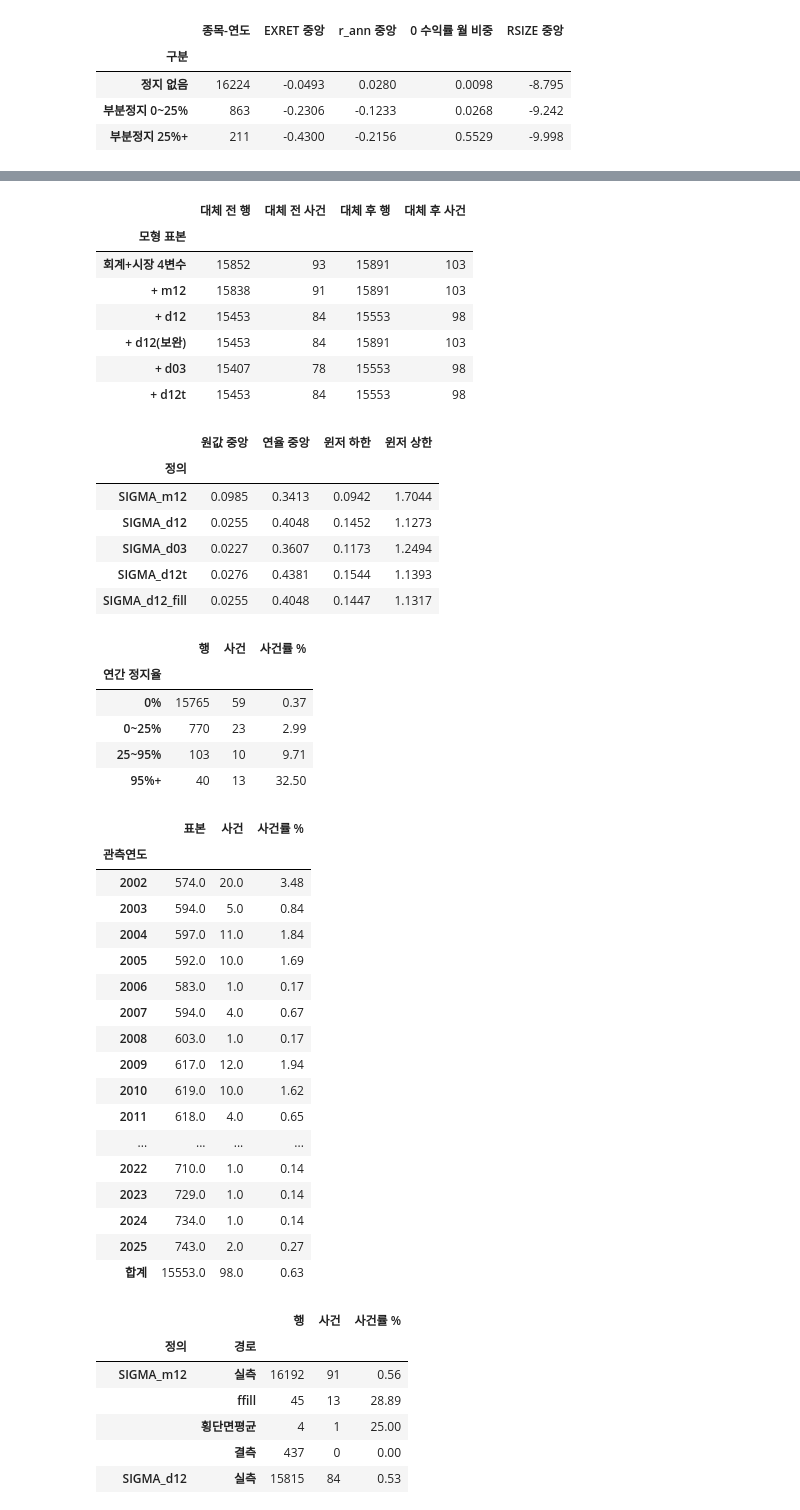
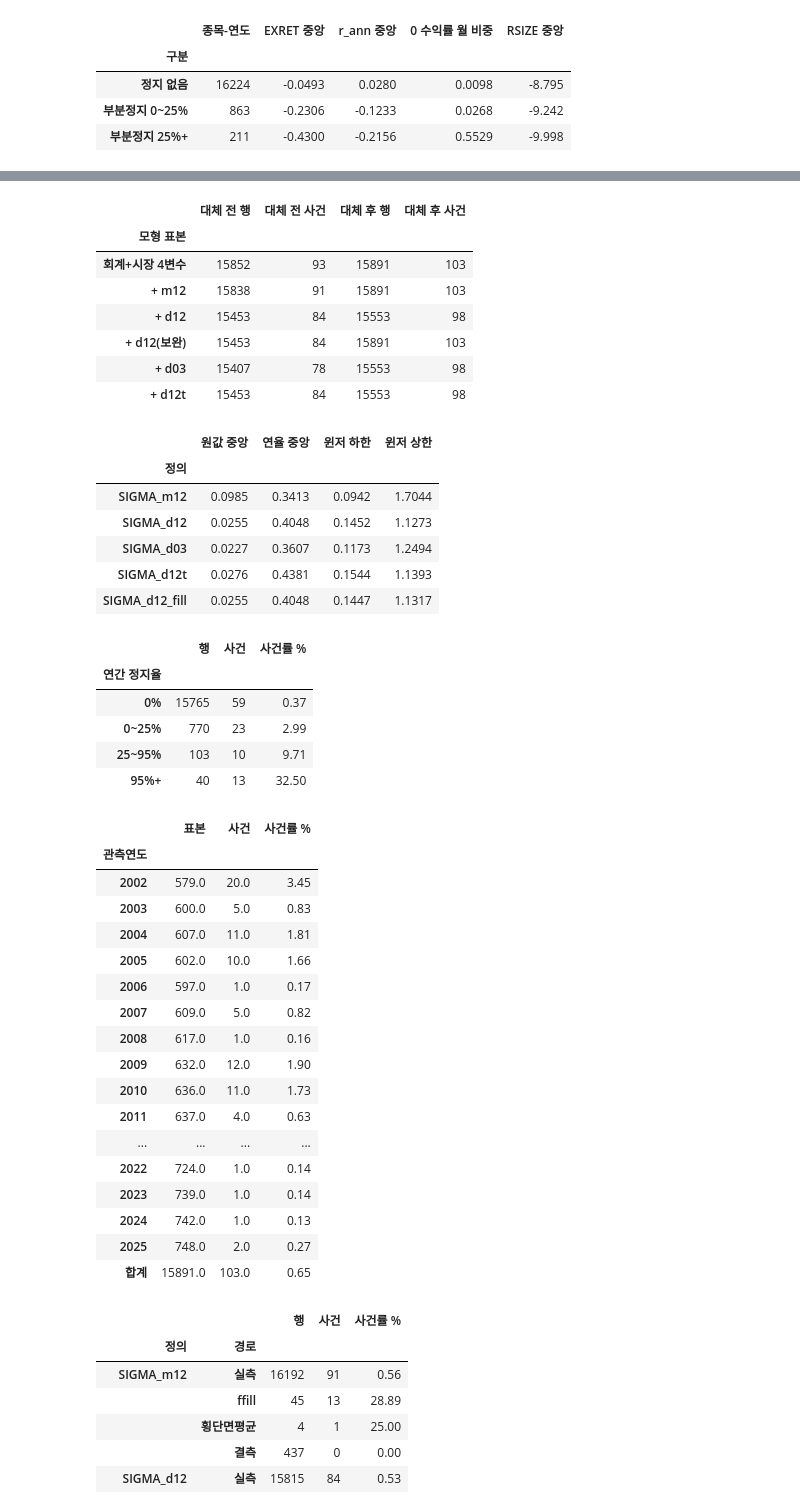
Before and after one commit to Seanjeon0220/project, a Jupyter notebook: quant/fVoL/kospi/delisted_withD.ipynb, the cells around one changed output, grey strips where cells are left out. Cells and saved outputs as stored; diff of their text form; code cells hidden in the pictures.

```diff
--- a/quant/fVoL/kospi/delisted_withD.ipynb
+++ b/quant/fVoL/kospi/delisted_withD.ipynb
@@ -629,11 +629,16 @@ d3e = pd.DataFrame({
 display(d3e)
 
 rs = pd.read_parquet('riskset.parquet')
-hy = hm.copy()
-hy['year'] = hy['ym'].dt.year
-hy = (hy.groupby(['code', 'year'])
-      .agg(d_tot=('n_days', 'sum'), d_halt=('n_halt', 'sum')).reset_index())
-hy['halt_frac_y'] = np.where(hy['d_tot'] > 0, hy['d_halt'] / hy['d_tot'], 0.0)
+YR0, YR1 = 2001, 2025
+q = px.merge(hm[['code', 'ym', 'n_days', 'n_halt', 'full_halt']], on=['code', 'ym'], how='left')
+for c in ['n_days', 'n_halt', 'full_halt']:
+    q[c] = q[c].fillna(0)
+q = q[(q['year'] >= YR0) & (q['year'] <= YR1)]
+hy = (q.groupby(['code', 'year'])
+      .agg(d_tot=('n_days', 'sum'), d_halt=('n_halt', 'sum'),
+           m_tot=('ym', 'size'), m_halt=('full_halt', 'sum')).reset_index())
+hy['halt_frac_y'] = np.where(hy['d_tot'] > 0, hy['d_halt'] / hy['d_tot'],
+                             hy['m_halt'] / hy['m_tot'])
 hy['obs_year'] = hy['year'] + 1
 r = rs.merge(hy[['code', 'obs_year', 'halt_frac_y']], on=['code', 'obs_year'], how='left')
 r['halt_frac_y'] = r['halt_frac_y'].fillna(0.0)
@@ -1957,7 +1961,7 @@ ht = pd.DataFrame({
 ht['사건률 %'] = (ht['사건'] / ht['행'] * 100).round(2)
 display(ht)
 
-cm = panel[[c + '_f' for c in BASE + ['SIGMA_d12_a']]].notna().all(axis=1)
+cm = panel[[c + '_f' for c in BASE + ['SIGMA_d12_fill_a']]].notna().all(axis=1)
 byyr = panel[cm].groupby('obs_year').agg(표본=('y', 'size'), 사건=('y', 'sum'))
 byyr['사건률 %'] = (byyr['사건'] / byyr['표본'] * 100).round(2)
 byyr.loc['합계'] = [byyr['표본'].sum(), byyr['사건'].sum(),
@@ -1989,49 +1993,49 @@ display(byyr)
 |  | ffill | 37 | 8 | 0.8788 | 0.9273 |
 | ... | ... | ... | ... | ... | ... |
 |  | 결측 | 742 | 5 | NaN | NaN |
 | SIGMA_d12t | 실측 | 15815 | 84 | 0.4381 | 0.9844 |
 |  | ffill | 37 | 8 | 0.8959 | 0.9229 |
 |  | 횡단면평균 | 60 | 8 | 0.4715 | 0.4301 |
 |  | 결측 | 766 | 5 | NaN | NaN |
 |  | 대체 전 행 | 대체 전 사건 | 대체 후 행 | 대체 후 사건 |
 | 모형 표본 |  |  |  |  |
 | 회계+시장 4변수 | 15852 | 93 | 15891 | 103 |
 | + m12 | 15838 | 91 | 15891 | 103 |
 | + d12 | 15453 | 84 | 15553 | 98 |
 | + d12(보완) | 15453 | 84 | 15891 | 103 |
 | + d03 | 15407 | 78 | 15553 | 98 |
 | + d12t | 15453 | 84 | 15553 | 98 |
 |  | 원값 중앙 | 연율 중앙 | 윈저 하한 | 윈저 상한 |
 | 정의 |  |  |  |  |
 | SIGMA_m12 | 0.0985 | 0.3413 | 0.0942 | 1.7044 |
 | SIGMA_d12 | 0.0255 | 0.4048 | 0.1452 | 1.1273 |
 | SIGMA_d03 | 0.0227 | 0.3607 | 0.1173 | 1.2494 |
 | SIGMA_d12t | 0.0276 | 0.4381 | 0.1544 | 1.1393 |
 | SIGMA_d12_fill | 0.0255 | 0.4048 | 0.1447 | 1.1317 |
 |  | 행 | 사건 | 사건률 % |
 | 연간 정지율 |  |  |  |
 | 0% | 15765 | 59 | 0.37 |
 | 0~25% | 770 | 23 | 2.99 |
 | 25~95% | 103 | 10 | 9.71 |
 | 95%+ | 40 | 13 | 32.50 |
 |  | 표본 | 사건 | 사건률 % |
 | 관측연도 |  |  |  |
-| 2002 | 574.0 | 20.0 | 3.48 |
-| 2003 | 594.0 | 5.0 | 0.84 |
-| 2004 | 597.0 | 11.0 | 1.84 |
-| 2005 | 592.0 | 10.0 | 1.69 |
-| 2006 | 583.0 | 1.0 | 0.17 |
-| 2007 | 594.0 | 4.0 | 0.67 |
-| 2008 | 603.0 | 1.0 | 0.17 |
-| 2009 | 617.0 | 12.0 | 1.94 |
-| 2010 | 619.0 | 10.0 | 1.62 |
-| 2011 | 618.0 | 4.0 | 0.65 |
+| 2002 | 579.0 | 20.0 | 3.45 |
+| 2003 | 600.0 | 5.0 | 0.83 |
+| 2004 | 607.0 | 11.0 | 1.81 |
+| 2005 | 602.0 | 10.0 | 1.66 |
+| 2006 | 597.0 | 1.0 | 0.17 |
+| 2007 | 609.0 | 5.0 | 0.82 |
+| 2008 | 617.0 | 1.0 | 0.16 |
+| 2009 | 632.0 | 12.0 | 1.90 |
+| 2010 | 636.0 | 11.0 | 1.73 |
+| 2011 | 637.0 | 4.0 | 0.63 |
 | ... | ... | ... | ... |
-| 2022 | 710.0 | 1.0 | 0.14 |
-| 2023 | 729.0 | 1.0 | 0.14 |
-| 2024 | 734.0 | 1.0 | 0.14 |
-| 2025 | 743.0 | 2.0 | 0.27 |
-| 합계 | 15553.0 | 98.0 | 0.63 |
+| 2022 | 724.0 | 1.0 | 0.14 |
+| 2023 | 739.0 | 1.0 | 0.14 |
+| 2024 | 742.0 | 1.0 | 0.13 |
+| 2025 | 748.0 | 2.0 | 0.27 |
+| 합계 | 15891.0 | 103.0 | 0.65 |
 # %%
 # D7
 
```
Also changed, not shown: parts of 7 cells of this notebook, 2 other files.
